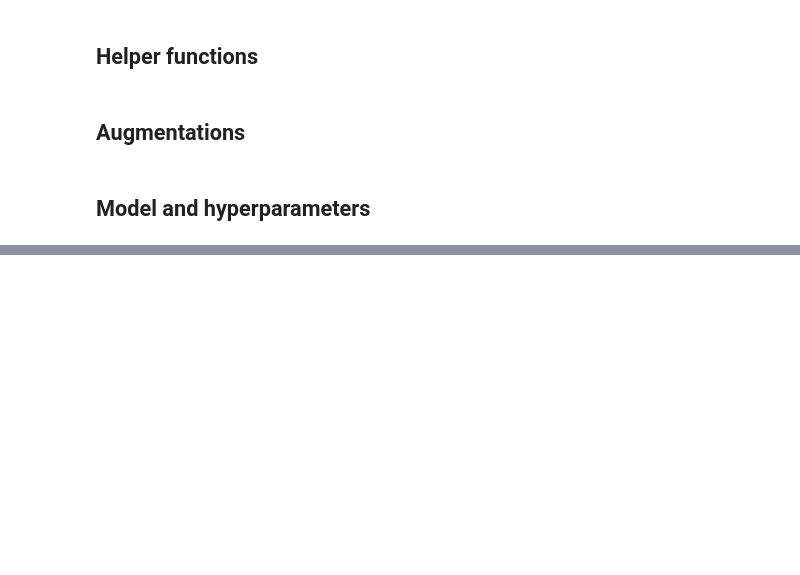
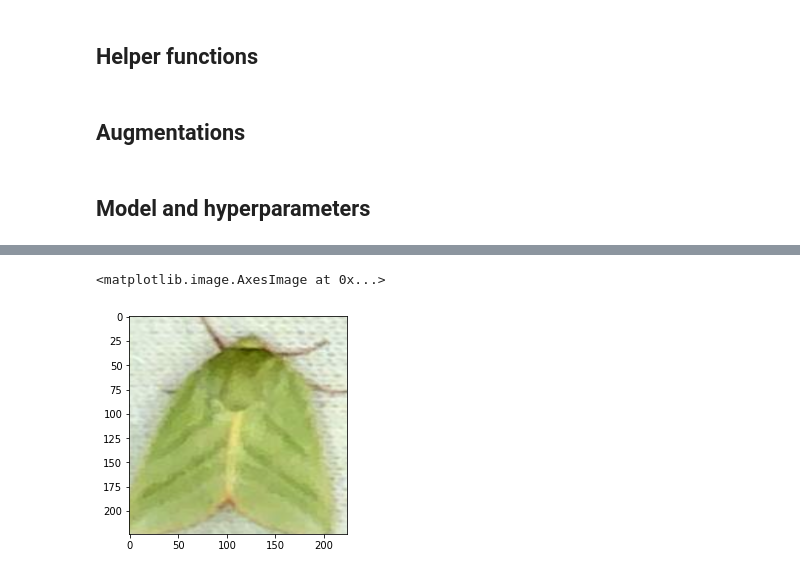
Before and after one commit to asgersvenning/EUMothModel, a Jupyter notebook: filtering/testCrop.ipynb, the cells around one changed output, grey strips where cells are left out. Drawn from its saved outputs; the diff is of its cells as text; code cells hidden in the pictures; blank space fills up the shorter version.

```diff
--- a/filtering/testCrop.ipynb
+++ b/filtering/testCrop.ipynb
@@ -258,9 +295,9 @@ import types
 
 def augment_float_tensor(x):
     tx = x.clone()
-    tx = tx.permute(1, 2, 0).cpu().numpy() / 255
+    tx = tx.permute(1, 2, 0).cpu().numpy()
     tx = augment(image=tx)['image']
-    tx = torch.tensor(tx).permute(2, 0, 1).to(device, dtype=dtype) * 255
+    tx = torch.tensor(tx).permute(2, 0, 1).to(device, dtype=dtype)
     return tx
 
 def do_define_call_with_augment(model):
@@ -301,10 +338,10 @@ def do_define_call_with_augment(model):
 
 model = do_define_call_with_augment(model)
 # %%
-weights = torchvision.models.EfficientNet_B0_Weights.DEFAULT
+weights = torchvision.models.get_model_weights(backbone).DEFAULT
 class create_image_preprocessing:
     def __init__(self, weights):
-        self.transform = weights.transforms.func(crop_size=256)
+        self.transform = weights.transforms(antialias=True)
         self.isize = self.transform.resize_size[0]
         self.mean = self.transform.mean
         self.std = self.transform.std
@@ -468,11 +543,18 @@ plt.savefig("sahi/inference/crops.png", dpi=300)
 # %%
 orig_do_augment = model.toggle_embeddings(True)
 
 with torch.no_grad():
-    test_crop = crops[5].clone()
+    test_crop = crops[-8].clone()
 
     test_crop = test_crop / 255.0
     test_crop = image_preprocessing(test_crop)
-    tout, temb = model.__call__(test_crop.unsqueeze(0), do_augment=True, n = 100)
+    tout, temb = model.__call__(test_crop.unsqueeze(0).to(dtype), do_augment=True, n = 25)
 
 model.toggle_embeddings(orig_do_augment)
+
+test_crop_img = test_crop - test_crop.min()
+test_crop_img = test_crop_img / test_crop_img.max()
+plt.imshow(test_crop_img.cpu().permute(1, 2, 0).numpy())
+# %% [output]
+<matplotlib.image.AxesImage at 0x...>
+[figure, added]
```
Also changed, not shown: parts of 23 cells of this notebook, 6 other files.
